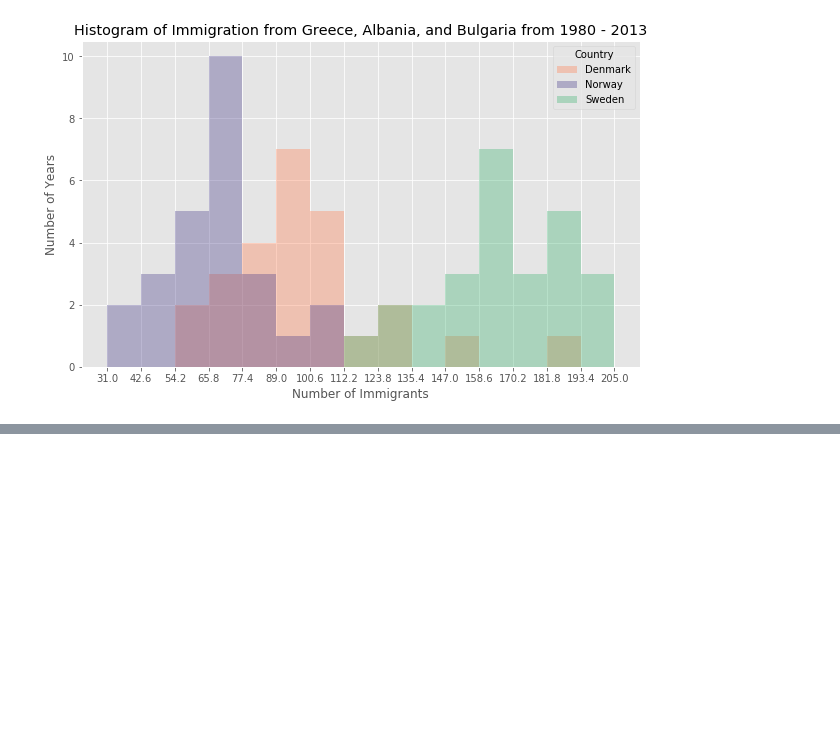
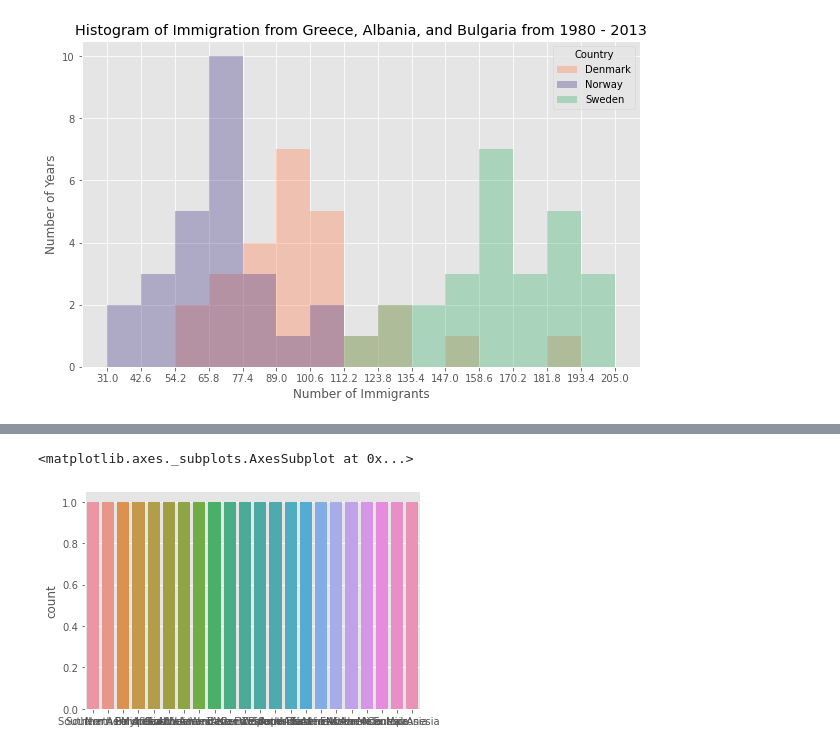
Before and after one commit to mahadiatunga/DataVisualisation, a Jupyter notebook: Area graph and Bar Charts.ipynb, the cells around one changed output, grey strips where cells are left out. Cells and saved outputs as stored; diff of their text form; code cells hidden in the pictures; blank space fills up the shorter version.

```diff
--- a/Area graph and Bar Charts.ipynb
+++ b/Area graph and Bar Charts.ipynb
@@ -247,0 +270,5 @@ Text(0.5, 0, 'Number of Immigrants')
+# %%
+sns.countplot(reg)
+# %% [output]
+<matplotlib.axes._subplots.AxesSubplot at 0x...>
+[figure, added]
```
Also changed, not shown: parts of 10 cells of this notebook.
